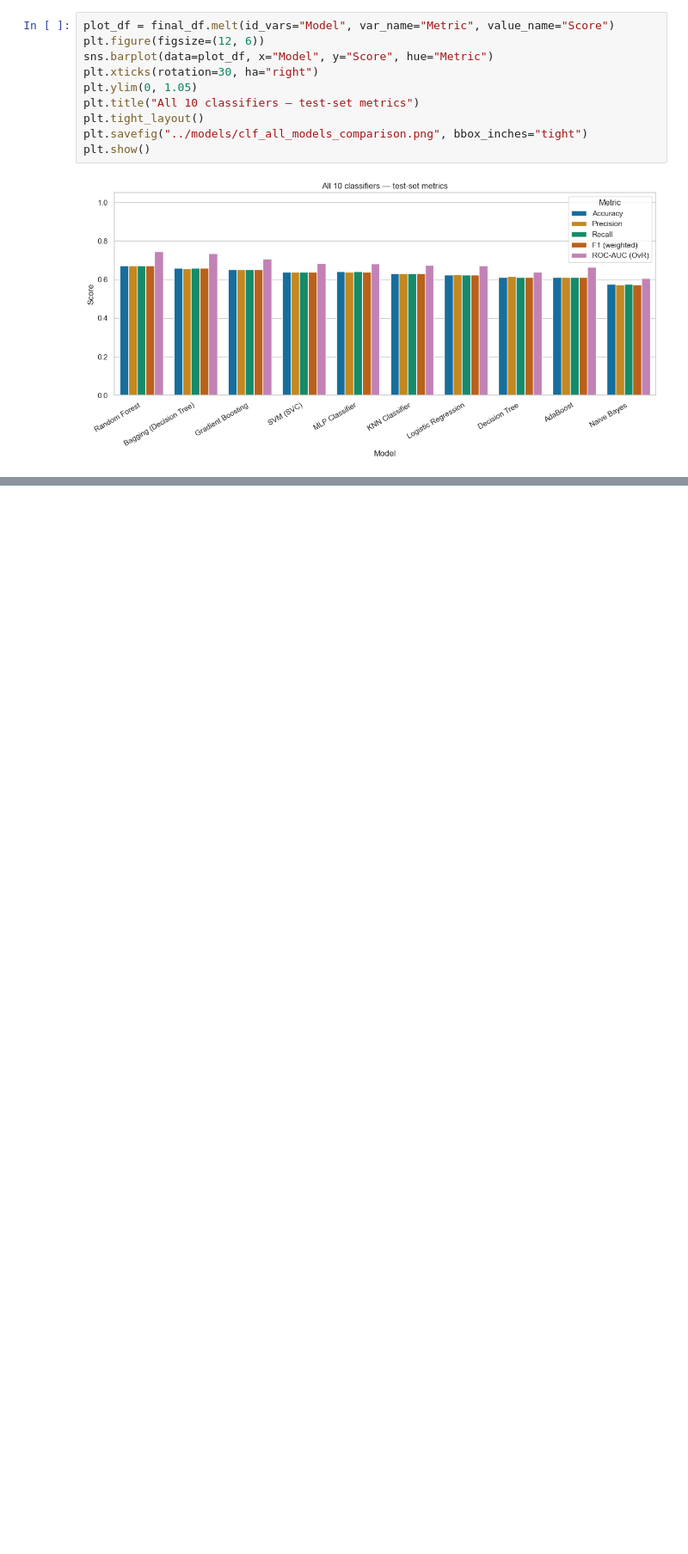
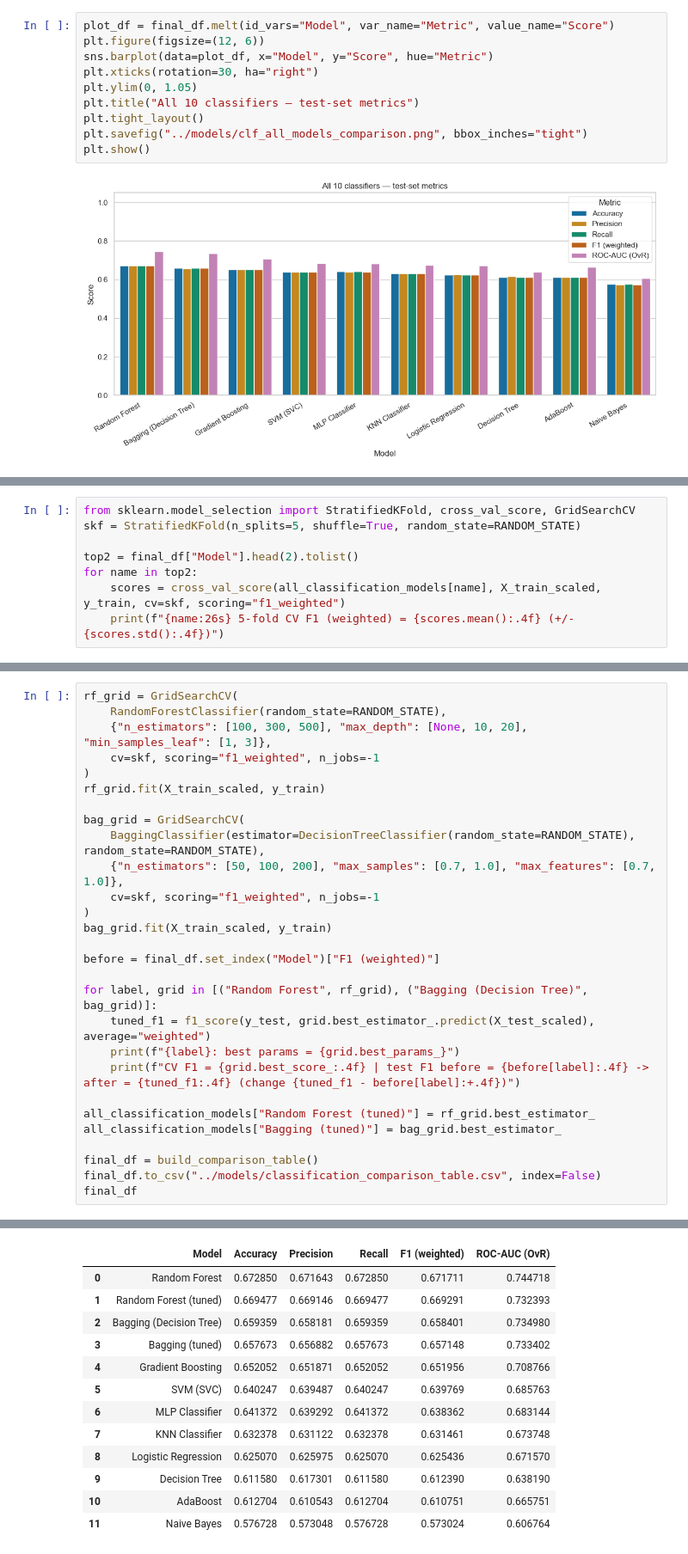
Before and after one commit to Kamalini29/ML-Capstone, a Jupyter notebook: notebooks/Classification.ipynb, the cells around one changed output, grey strips where cells are left out. Shown at 86% size. Saved outputs shown, nothing was run; the diff lists cells and outputs as text; blank space fills up the shorter version.

```diff
--- a/notebooks/Classification.ipynb
+++ b/notebooks/Classification.ipynb
@@ -632,0 +635,8 @@ plt.show()
+# %%
+from sklearn.model_selection import StratifiedKFold, cross_val_score, GridSearchCV
+skf = StratifiedKFold(n_splits=5, shuffle=True, random_state=RANDOM_STATE)
+
+top2 = final_df["Model"].head(2).tolist()
+for name in top2:
+    scores = cross_val_score(all_classification_models[name], X_train_scaled, y_train, cv=skf, scoring="f1_weighted")
+    print(f"{name:26s} 5-fold CV F1 (weighted) = {scores.mean():.4f} (+/- {scores.std():.4f})")
@@ -632,0 +646,29 @@ plt.show()
+# %%
+rf_grid = GridSearchCV(
+    RandomForestClassifier(random_state=RANDOM_STATE),
+    {"n_estimators": [100, 300, 500], "max_depth": [None, 10, 20], "min_samples_leaf": [1, 3]},
+    cv=skf, scoring="f1_weighted", n_jobs=-1
+)
+rf_grid.fit(X_train_scaled, y_train)
+
+bag_grid = GridSearchCV(
+    BaggingClassifier(estimator=DecisionTreeClassifier(random_state=RANDOM_STATE), random_state=RANDOM_STATE),
+    {"n_estimators": [50, 100, 200], "max_samples": [0.7, 1.0], "max_features": [0.7, 1.0]},
+    cv=skf, scoring="f1_weighted", n_jobs=-1
+)
+bag_grid.fit(X_train_scaled, y_train)
+
+before = final_df.set_index("Model")["F1 (weighted)"]
+
+for label, grid in [("Random Forest", rf_grid), ("Bagging (Decision Tree)", bag_grid)]:
+    tuned_f1 = f1_score(y_test, grid.best_estimator_.predict(X_test_scaled), average="weighted")
+    print(f"{label}: best params = {grid.best_params_}")
+    print(f"CV F1 = {grid.best_score_:.4f} | test F1 before = {before[label]:.4f} -> after = {tuned_f1:.4f} (change {tuned_f1 - before[label]:+.4f})")
+
+all_classification_models["Random Forest (tuned)"] = rf_grid.best_estimator_
+all_classification_models["Bagging (tuned)"] = bag_grid.best_estimator_
+
+final_df = build_comparison_table()
+final_df.to_csv("../models/classification_comparison_table.csv", index=False)
+final_df
+# %% [output]
@@ -632,0 +679,13 @@ plt.show()
+|  | Model | Accuracy | Precision | Recall | F1 (weighted) | ROC-AUC (OvR) |
+| 0 | Random Forest | 0.672850 | 0.671643 | 0.672850 | 0.671711 | 0.744718 |
+| 1 | Random Forest (tuned) | 0.669477 | 0.669146 | 0.669477 | 0.669291 | 0.732393 |
+| 2 | Bagging (Decision Tree) | 0.659359 | 0.658181 | 0.659359 | 0.658401 | 0.734980 |
+| 3 | Bagging (tuned) | 0.657673 | 0.656882 | 0.657673 | 0.657148 | 0.733402 |
+| 4 | Gradient Boosting | 0.652052 | 0.651871 | 0.652052 | 0.651956 | 0.708766 |
+| 5 | SVM (SVC) | 0.640247 | 0.639487 | 0.640247 | 0.639769 | 0.685763 |
+| 6 | MLP Classifier | 0.641372 | 0.639292 | 0.641372 | 0.638362 | 0.683144 |
+| 7 | KNN Classifier | 0.632378 | 0.631122 | 0.632378 | 0.631461 | 0.673748 |
+| 8 | Logistic Regression | 0.625070 | 0.625975 | 0.625070 | 0.625436 | 0.671570 |
+| 9 | Decision Tree | 0.611580 | 0.617301 | 0.611580 | 0.612390 | 0.638190 |
+| 10 | AdaBoost | 0.612704 | 0.610543 | 0.612704 | 0.610751 | 0.665751 |
+| 11 | Naive Bayes | 0.576728 | 0.573048 | 0.576728 | 0.573024 | 0.606764 |
```
Also changed, not shown: parts of 3 cells of this notebook, 1 other file.
